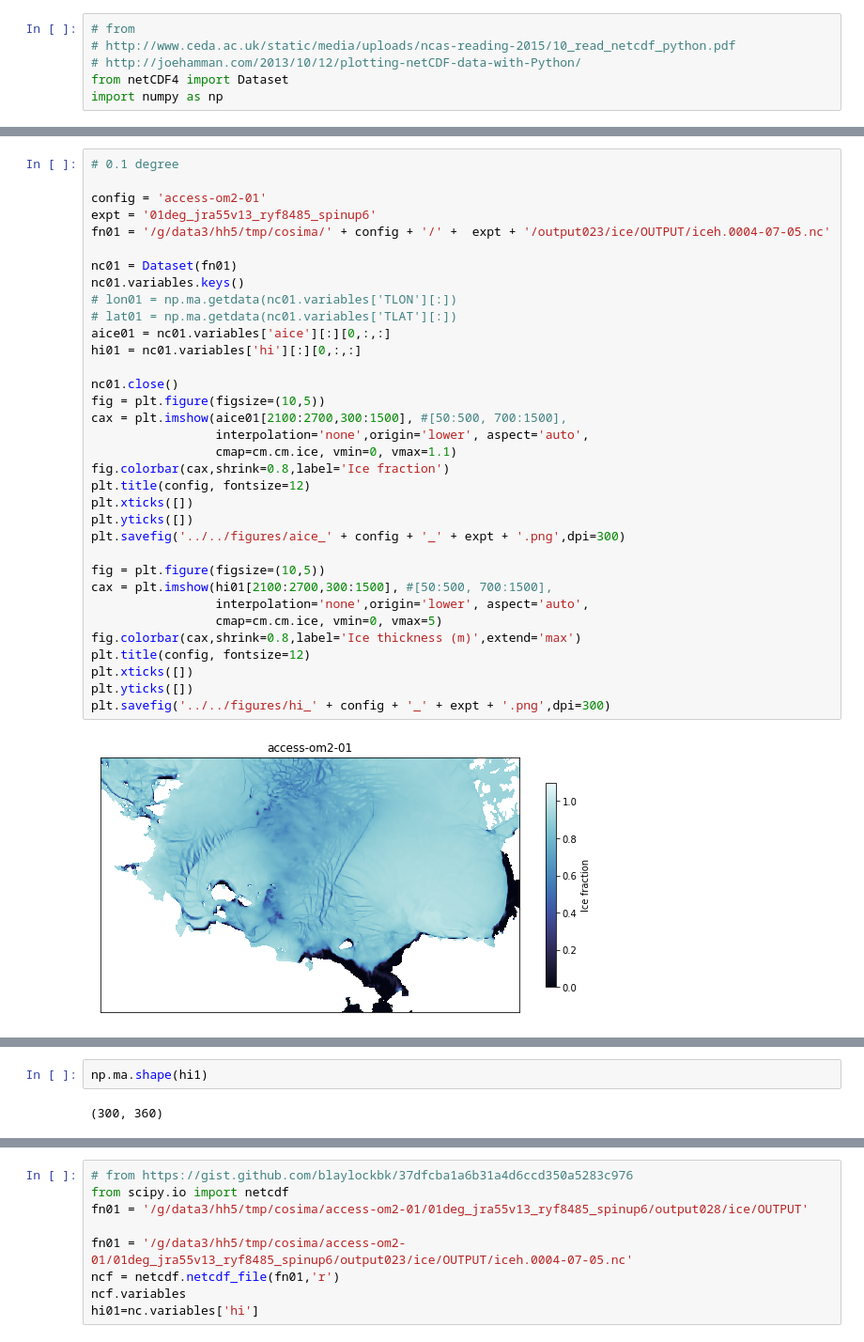
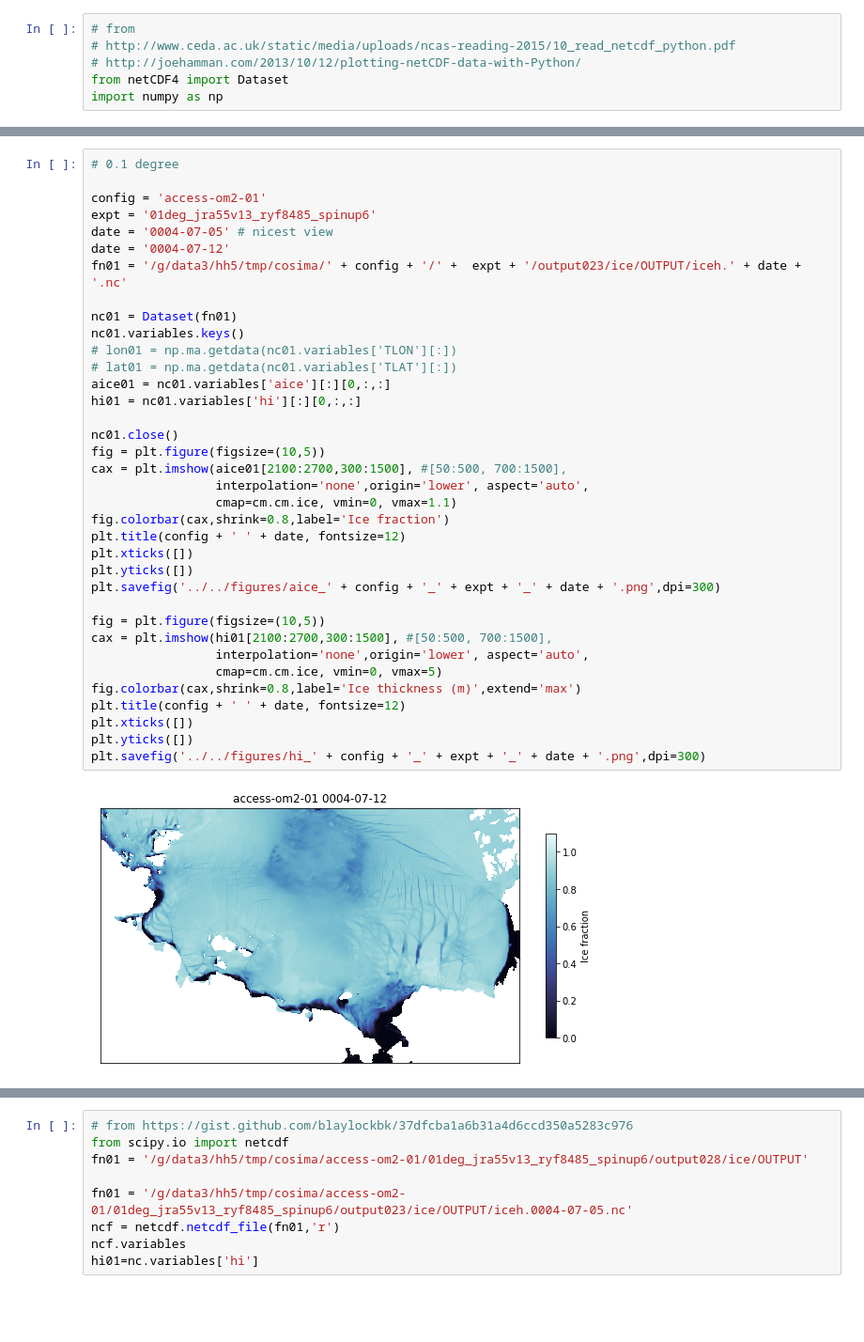
Before and after one commit to aekiss/cosima-cookbook, a Jupyter notebook: notebooks/AK-AMOS-2018-figures.ipynb, the cells around one changed output, grey strips where cells are left out. Shown at 94% size. Drawn from its saved outputs; the diff is of its cells as text; blank space fills up the shorter version.

```diff
--- a/notebooks/AK-AMOS-2018-figures.ipynb
+++ b/notebooks/AK-AMOS-2018-figures.ipynb
@@ -219,36 +251,38 @@ plt.savefig('../../figures/hi_m_' + config + '_' + expt + '.png',dpi=300)
 # %%
 # 0.1 degree
 
 config = 'access-om2-01'
 expt = '01deg_jra55v13_ryf8485_spinup6'
-fn01 = '/g/data3/hh5/tmp/cosima/' + config + '/' +  expt + '/output023/ice/OUTPUT/iceh.0004-07-05.nc'
+date = '0004-07-05' # nicest view
+date = '0004-07-12'
+fn01 = '/g/data3/hh5/tmp/cosima/' + config + '/' +  expt + '/output023/ice/OUTPUT/iceh.' + date + '.nc'
 
 nc01 = Dataset(fn01)
 nc01.variables.keys()
 # lon01 = np.ma.getdata(nc01.variables['TLON'][:])
 # lat01 = np.ma.getdata(nc01.variables['TLAT'][:])
 aice01 = nc01.variables['aice'][:][0,:,:]
 hi01 = nc01.variables['hi'][:][0,:,:]
 
 nc01.close()
 fig = plt.figure(figsize=(10,5))
 cax = plt.imshow(aice01[2100:2700,300:1500], #[50:500, 700:1500],
                  interpolation='none',origin='lower', aspect='auto',
                  cmap=cm.cm.ice, vmin=0, vmax=1.1)
 fig.colorbar(cax,shrink=0.8,label='Ice fraction')
-plt.title(config, fontsize=12)
+plt.title(config + ' ' + date, fontsize=12)
 plt.xticks([])
 plt.yticks([])
-plt.savefig('../../figures/aice_' + config + '_' + expt + '.png',dpi=300)
+plt.savefig('../../figures/aice_' + config + '_' + expt + '_' + date + '.png',dpi=300)
 
 fig = plt.figure(figsize=(10,5))
 cax = plt.imshow(hi01[2100:2700,300:1500], #[50:500, 700:1500],
                  interpolation='none',origin='lower', aspect='auto',
                  cmap=cm.cm.ice, vmin=0, vmax=5)
 fig.colorbar(cax,shrink=0.8,label='Ice thickness (m)',extend='max')
-plt.title(config, fontsize=12)
+plt.title(config + ' ' + date, fontsize=12)
 plt.xticks([])
 plt.yticks([])
-plt.savefig('../../figures/hi_' + config + '_' + expt + '.png',dpi=300)
+plt.savefig('../../figures/hi_' + config + '_' + expt + '_' + date + '.png',dpi=300)
 # %% [output]
-[figure, old version]
+[figure, new version]
@@ -256,4 +289,0 @@ plt.savefig('../../figures/hi_' + config + '_' + expt + '.png',dpi=300)
-# %%
-np.ma.shape(hi1)
-# %% [output]
-(300, 360)
```
Also changed, not shown: parts of 18 cells of this notebook, 7 other files.
